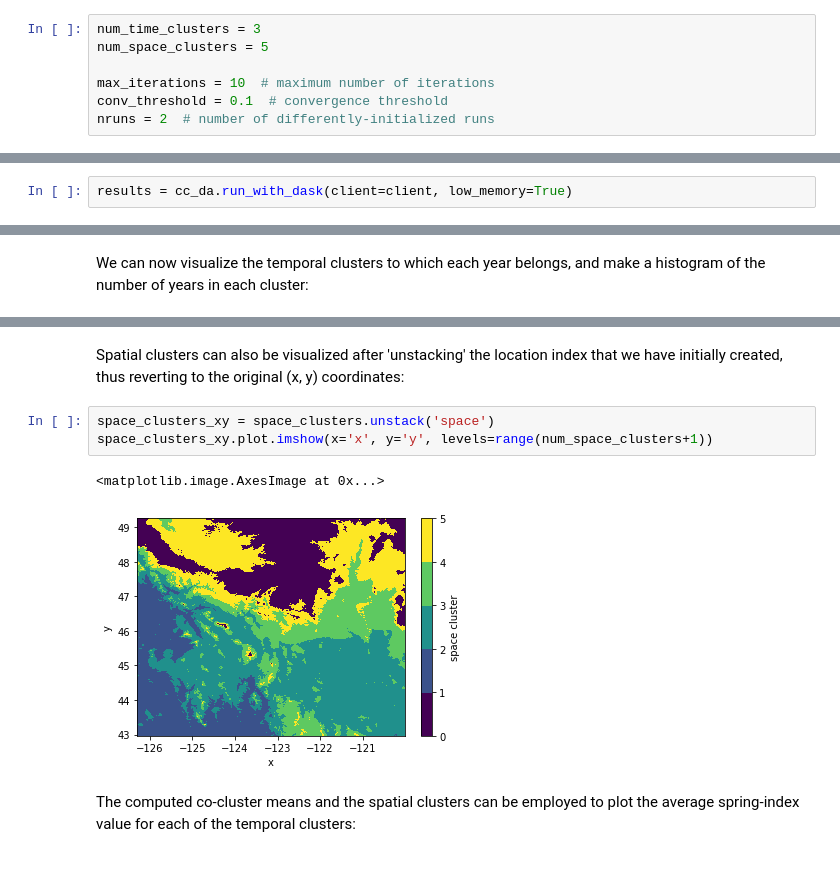
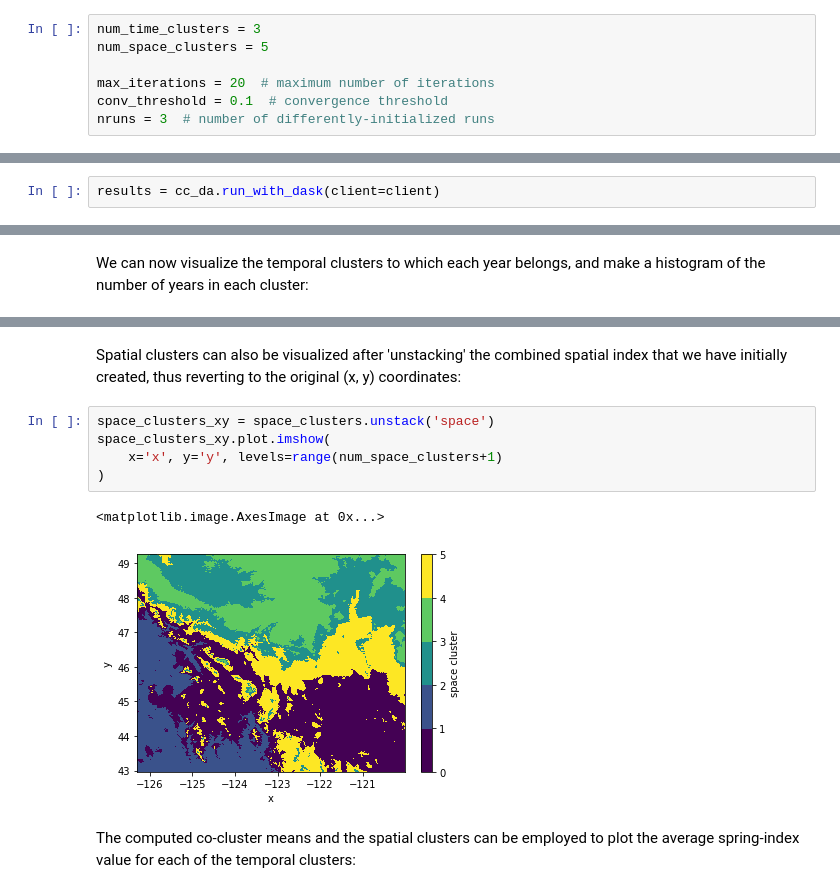
Before and after one commit to esciencecenter-digital-skills/tutorial-cgc, a Jupyter notebook: notebooks/coclustering.ipynb, the cells around one changed output, grey strips where cells are left out. Drawn from its saved outputs; the diff is of its cells as text.

```diff
--- a/notebooks/coclustering.ipynb
+++ b/notebooks/coclustering.ipynb
@@ -85,7 +92,7 @@ In order to run the co-clustering analysis for the spring index data set, we cho
 num_time_clusters = 3
 num_space_clusters = 5
 
-max_iterations = 10  # maximum number of iterations
+max_iterations = 20  # maximum number of iterations
 conv_threshold = 0.1  # convergence threshold
-nruns = 2  # number of differently-initialized runs
+nruns = 3  # number of differently-initialized runs
 # %% [markdown]
@@ -180,6 +213,6 @@ Other types of Dask clusters, running e.g. on cloud or HPC systems, can be equiv
 
 To start the co-clustering runs, we now pass the instance of the `Client` to the `run_with_dask` method of the `Coclustering` object:
 # %%
-results = cc_da.run_with_dask(client=client, low_memory=True)
+results = cc_da.run_with_dask(client=client)
 # %% [output]
 INFO:cgc.coclustering:Run 0
@@ -270,11 +322,13 @@ time_clusters.plot.hist(ax=ax[1], bins=num_time_clusters)
 # %% [markdown]
-Spatial clusters can also be visualized after 'unstacking' the location index that we have initially created, thus reverting to the original (x, y) coordinates:
+Spatial clusters can also be visualized after 'unstacking' the combined spatial index that we have initially created, thus reverting to the original (x, y) coordinates:
 # %%
 space_clusters_xy = space_clusters.unstack('space')
-space_clusters_xy.plot.imshow(x='x', y='y', levels=range(num_space_clusters+1))
+space_clusters_xy.plot.imshow(
+    x='x', y='y', levels=range(num_space_clusters+1)
+)
 # %% [output]
 <matplotlib.image.AxesImage at 0x...>
-[figure, old version]
+[figure, new version]
 # %% [markdown]
 The computed co-cluster means and the spatial clusters can be employed to plot the average spring-index value for each of the temporal clusters:
 # %%
```
Also changed, not shown: parts of 48 cells of this notebook.
